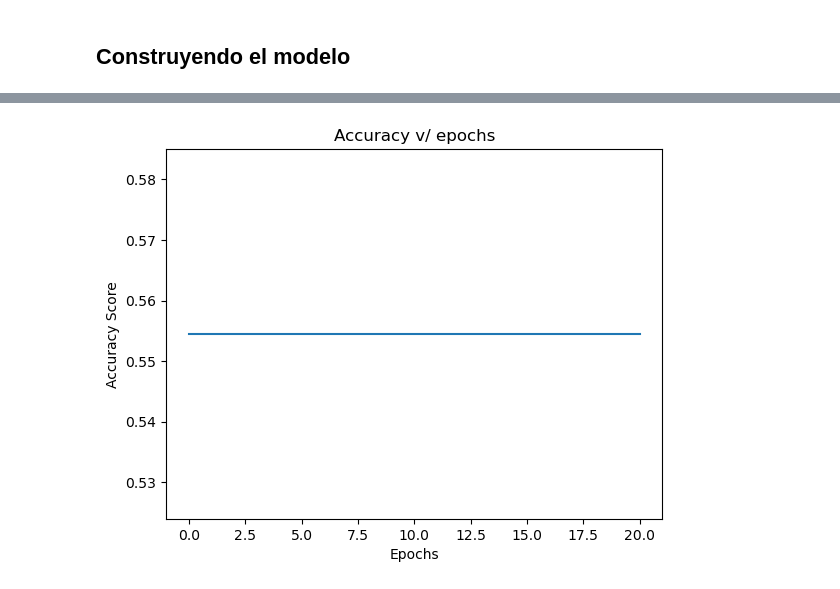
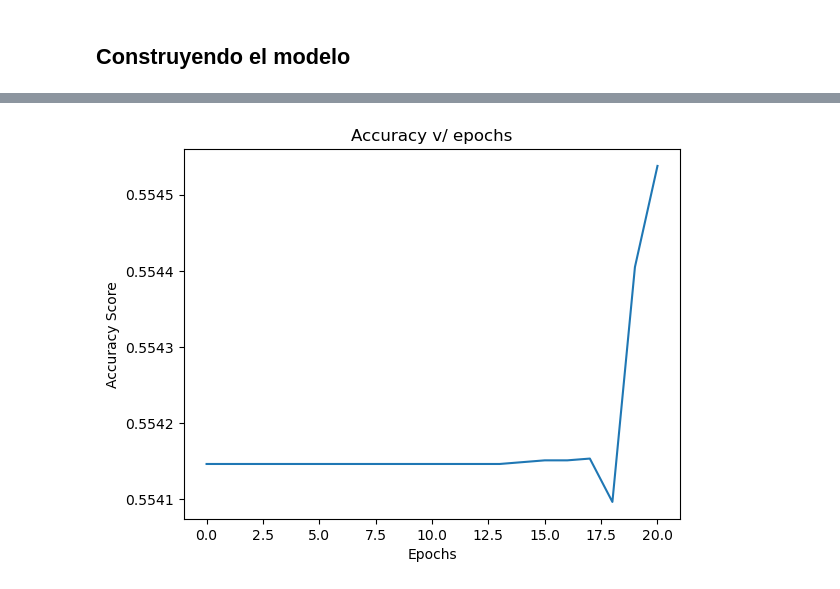
Before and after one commit to nsalazarv/msds_NN, a Jupyter notebook: MLP Classifier/mlp_aerolineas.ipynb, the cells around one changed output, grey strips where cells are left out. Drawn from its saved outputs; the diff is of its cells as text; code cells hidden in the pictures.

```diff
--- a/MLP Classifier/mlp_aerolineas.ipynb
+++ b/MLP Classifier/mlp_aerolineas.ipynb
@@ -194,21 +263,21 @@ Target matrix: (107877,)
 
 num_classes = 1
 num_features = x_train.shape[1]
+num_output = 1
 
-num_output = 1
 num_layers_0 = 15
 num_layers_1 = 5
 
 epochs = 21
-learning_rate = 0.01
-batch_size = 1000
+learning_rate = 0.0001
+batch_size = 2048
 # %%
 ## Armando las distintas capas
 
 inputs = keras.Input(shape = (num_features,), name = "delays")
 x1 = layers.Dense(num_layers_0, activation = "sigmoid", name = "dense_1")(inputs)
 x2 = layers.Dense(num_layers_1, activation = "sigmoid", name = "dense_2")(x1)
-outputs = layers.Dense(1, activation = "sigmoid", name = "predictions")(x2)
+outputs = layers.Dense(num_output, activation = "sigmoid", name = "predictions")(x2)
 
 model = keras.Model(inputs = inputs, outputs = outputs)
 # %% [output]
@@ -222,18 +291,19 @@ maxCacheSize: 5.33 GB
 ## Compilando el modelo
 
 model.compile(
-    optimizer = keras.optimizers.RMSprop(learning_rate = learning_rate),
-    loss = keras.losses.MeanSquaredError(),
-    metrics = [keras.metrics.SparseCategoricalAccuracy(), keras.metrics.Precision(), keras.metrics.Recall()],
+    optimizer = keras.optimizers.Adam(learning_rate = learning_rate),
+    loss = keras.losses.BinaryCrossentropy(from_logits = False),
+    metrics = [keras.metrics.Precision(), keras.metrics.Recall(), keras.metrics.BinaryAccuracy()],
 )
 # %%
-## Entrenando el modelo
+# Entrenando el modelo
 
 training = model.fit(
     x_train,
     y_train,
     batch_size = batch_size,
     epochs = epochs,
+    validation_data=(x_val, y_val),
 )
 # %% [output]
 Epoch 1/21
@@ -259,14 +332,14 @@ Epoch 21/21
 # %%
-training.history['sparse_categorical_accuracy']
+training.history['binary_accuracy']
 training.epoch
 
-plt.plot(training.epoch, training.history['sparse_categorical_accuracy'])
+plt.plot(training.epoch, training.history['binary_accuracy'])
 plt.title('Accuracy v/ epochs')
 plt.ylabel('Accuracy Score')
 plt.xlabel('Epochs')
 plt.show()
 # %% [output]
-[figure, old version]
+[figure, new version]
 # %%
 training.history['precision']
 plt.plot(training.epoch, training.history['precision'])
```
Also changed, not shown: parts of 27 cells of this notebook.
